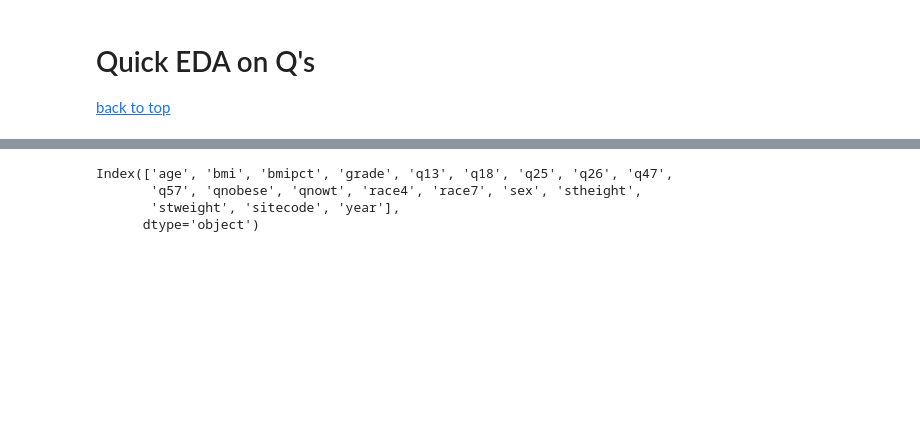
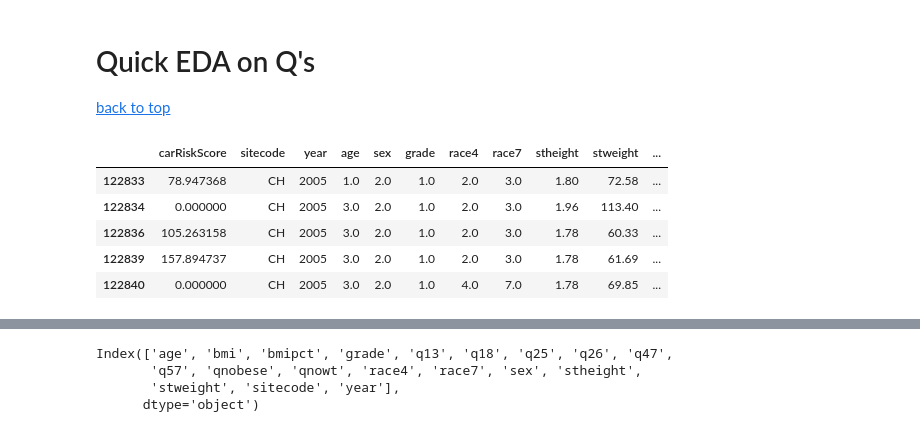
Before and after one commit to brodyee/STATS551_Project, a Jupyter notebook: eda/brodysEDA.ipynb, the cells around one changed output, grey strips where cells are left out. Drawn from its saved outputs; the diff is of its cells as text; code cells hidden in the pictures; blank space fills up the shorter version.

```diff
--- a/eda/brodysEDA.ipynb
+++ b/eda/brodysEDA.ipynb
@@ -847,3 +847,15 @@ peopleInt = survCleanWithSameCols.index
 # %% [markdown]
 # Quick EDA on Q's
 [back to top](#Table-of-Contents)
+# %%
+root = "../data/"
+survNoNA = pd.read_csv(root+"survCleanWithSameCols.csv", index_col=0).sort_values(["year", "sitecode"])
+#survSomeNA = pd.read_csv(root+"survCleanWithSomeNA.csv", index_col=0).sort_values(["year", "sitecode"])
+survNoNA.head()
+# %% [output]
+|  | carRiskScore | sitecode | year | age | sex | grade | race4 | race7 | stheight | stweight | ... |
+| 122833 | 78.947368 | CH | 2005 | 1.0 | 2.0 | 1.0 | 2.0 | 3.0 | 1.80 | 72.58 | ... |
+| 122834 | 0.000000 | CH | 2005 | 3.0 | 2.0 | 1.0 | 2.0 | 3.0 | 1.96 | 113.40 | ... |
+| 122836 | 105.263158 | CH | 2005 | 3.0 | 2.0 | 1.0 | 2.0 | 3.0 | 1.78 | 60.33 | ... |
+| 122839 | 157.894737 | CH | 2005 | 3.0 | 2.0 | 1.0 | 2.0 | 3.0 | 1.78 | 61.69 | ... |
+| 122840 | 0.000000 | CH | 2005 | 3.0 | 2.0 | 1.0 | 4.0 | 7.0 | 1.78 | 69.85 | ... |
```
Also changed, not shown: parts of 3 cells of this notebook, 1 other file.
